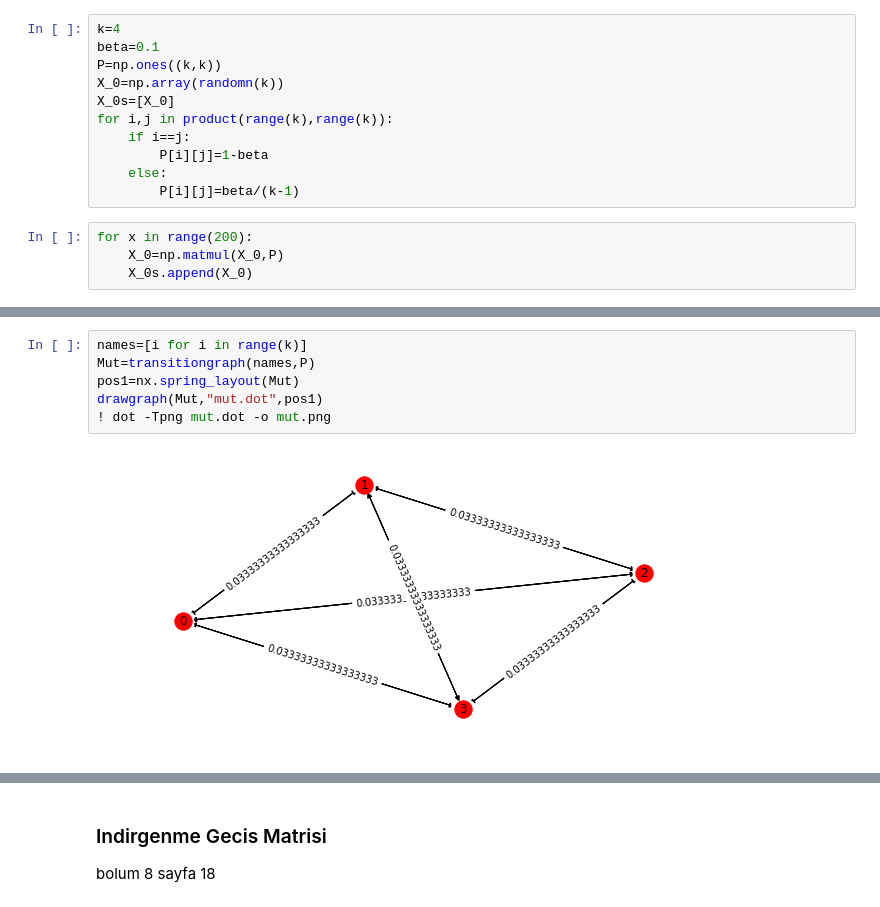
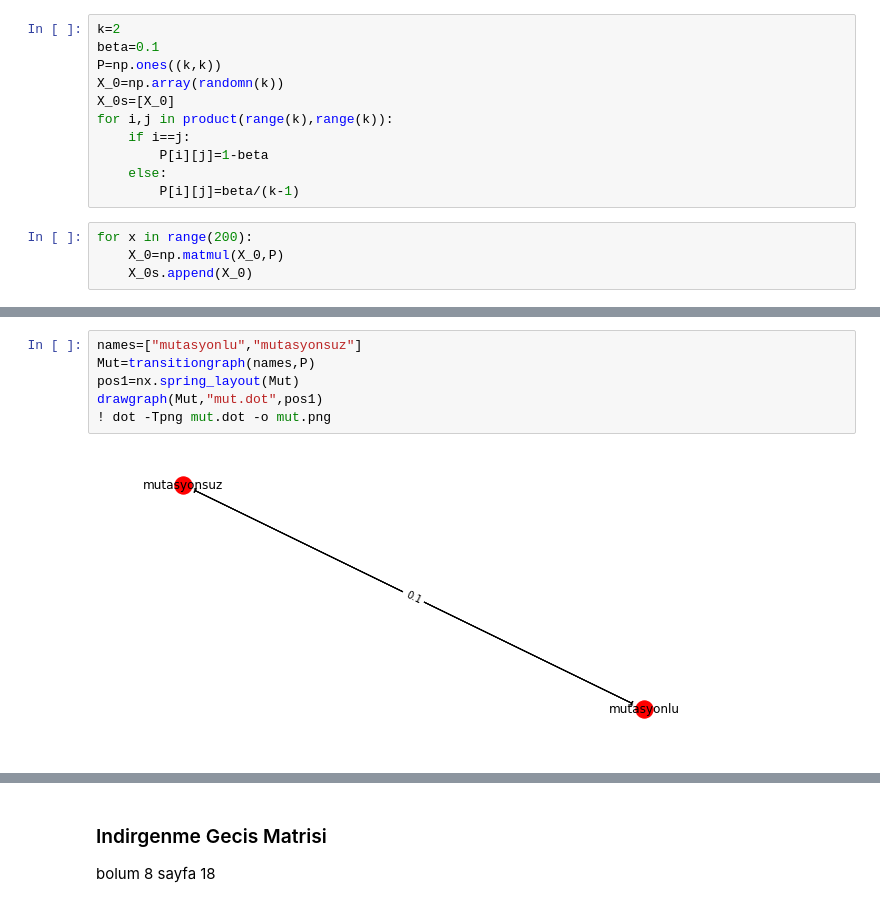
Before and after one commit to ardakdemir/Markov-Zincirleri-Simulasyon, a Jupyter notebook: markovzincirleri.ipynb, the cells around one changed output, grey strips where cells are left out. Saved outputs shown, nothing was run; the diff lists cells and outputs as text.

```diff
--- a/markovzincirleri.ipynb
+++ b/markovzincirleri.ipynb
@@ -145,7 +146,7 @@ def randomn(n):
 
 bolum 7 sayfa 16
 # %%
-k=4
+k=2
 beta=0.1
 P=np.ones((k,k))
 X_0=np.array(randomn(k))
@@ -173,11 +174,11 @@ array([0.24997701, 0.24986101, 0.25030827, 0.2498537 ])
 # %%
-names=[i for i in range(k)]
+names=["mutasyonlu","mutasyonsuz"]
 Mut=transitiongraph(names,P)
 pos1=nx.spring_layout(Mut)
 drawgraph(Mut,"mut.dot",pos1)
 ! dot -Tpng mut.dot -o mut.png
 # %% [output]
-[figure, old version]
+[figure, new version]
 # %%
 Image("mut.png")
 # %% [output]
```
Also changed, not shown: parts of 38 cells of this notebook.
